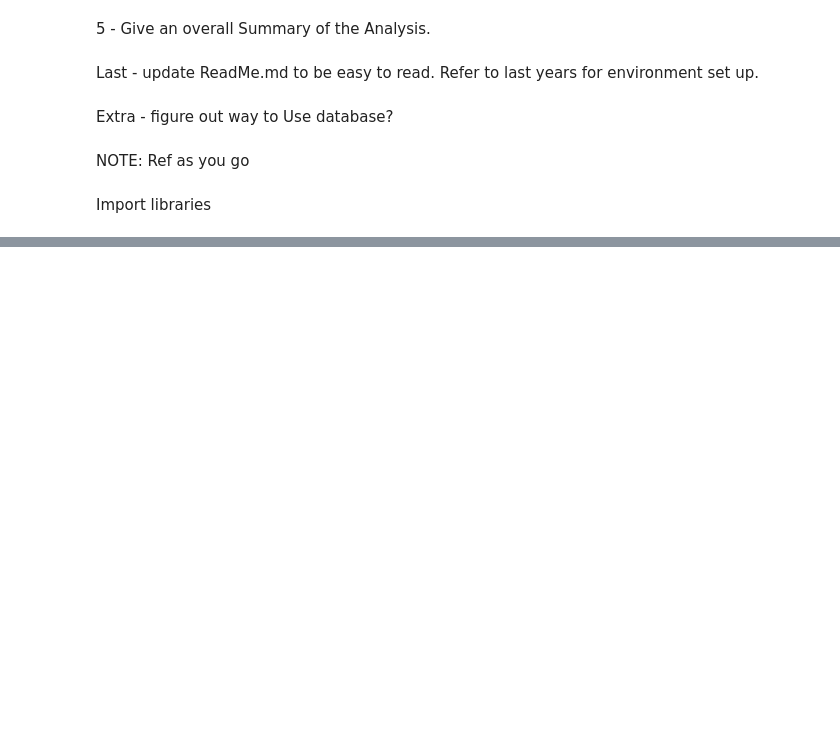
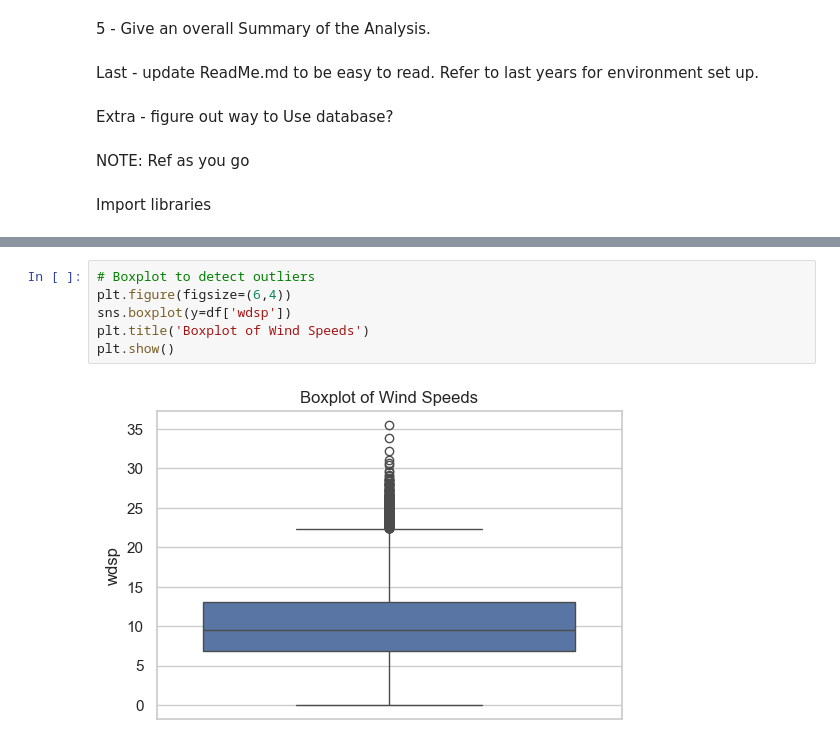
Before and after one commit to LDonn32/PDFA, a Jupyter notebook: Project/Wind-Speed-Analysis.ipynb, the cells around one changed output, grey strips where cells are left out. Drawn from its saved outputs; the diff is of its cells as text; blank space fills up the shorter version.

```diff
--- a/Project/Wind-Speed-Analysis.ipynb
+++ b/Project/Wind-Speed-Analysis.ipynb
@@ -34,0 +141,8 @@ UnicodeDecodeError: 'utf-8' codec can't decode bytes in position 15-16: invalid
+# %%
+# Boxplot to detect outliers
+plt.figure(figsize=(6,4))
+sns.boxplot(y=df['wdsp'])
+plt.title('Boxplot of Wind Speeds')
+plt.show()
+# %% [output]
+[figure, added]
```
Also changed, not shown: parts of 31 cells of this notebook, 1 other file.
